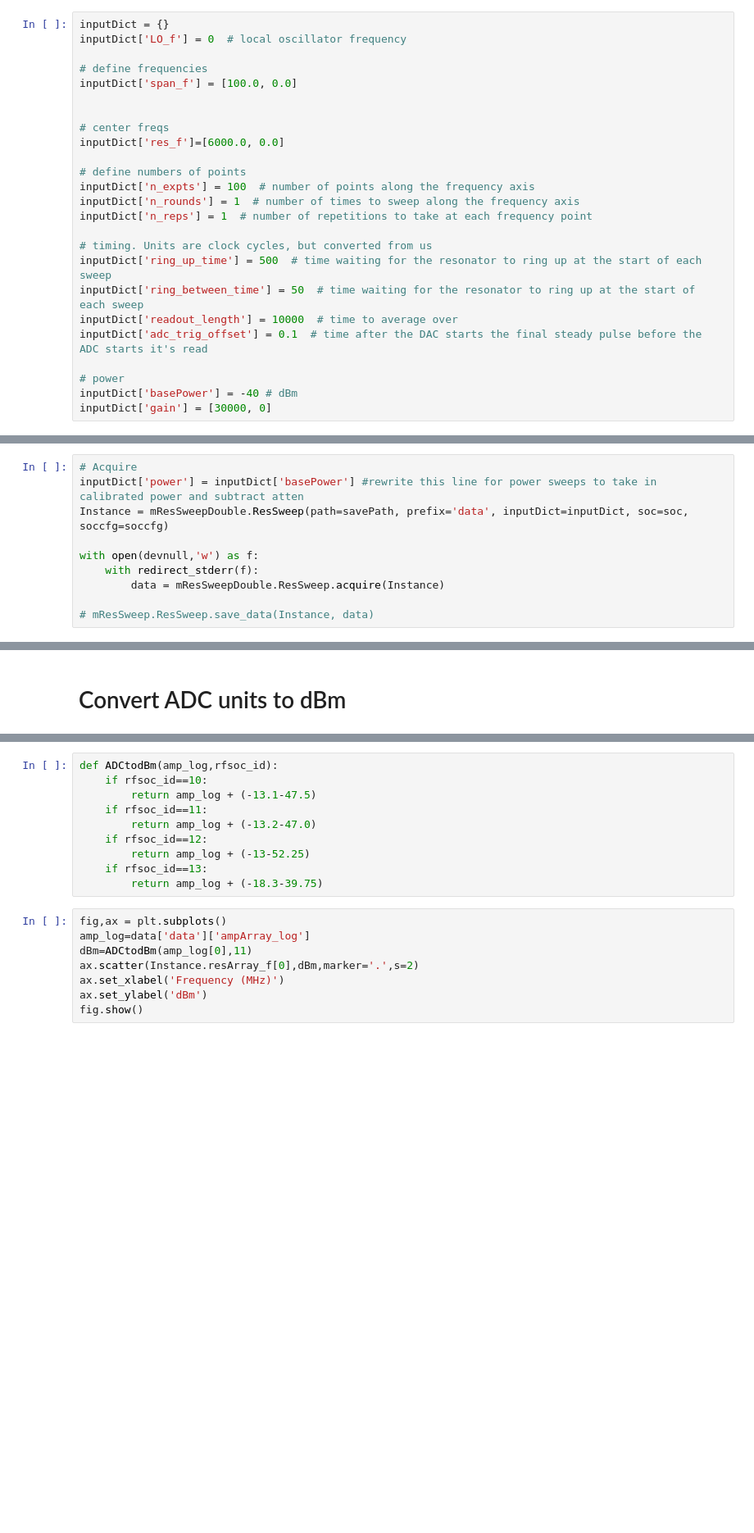
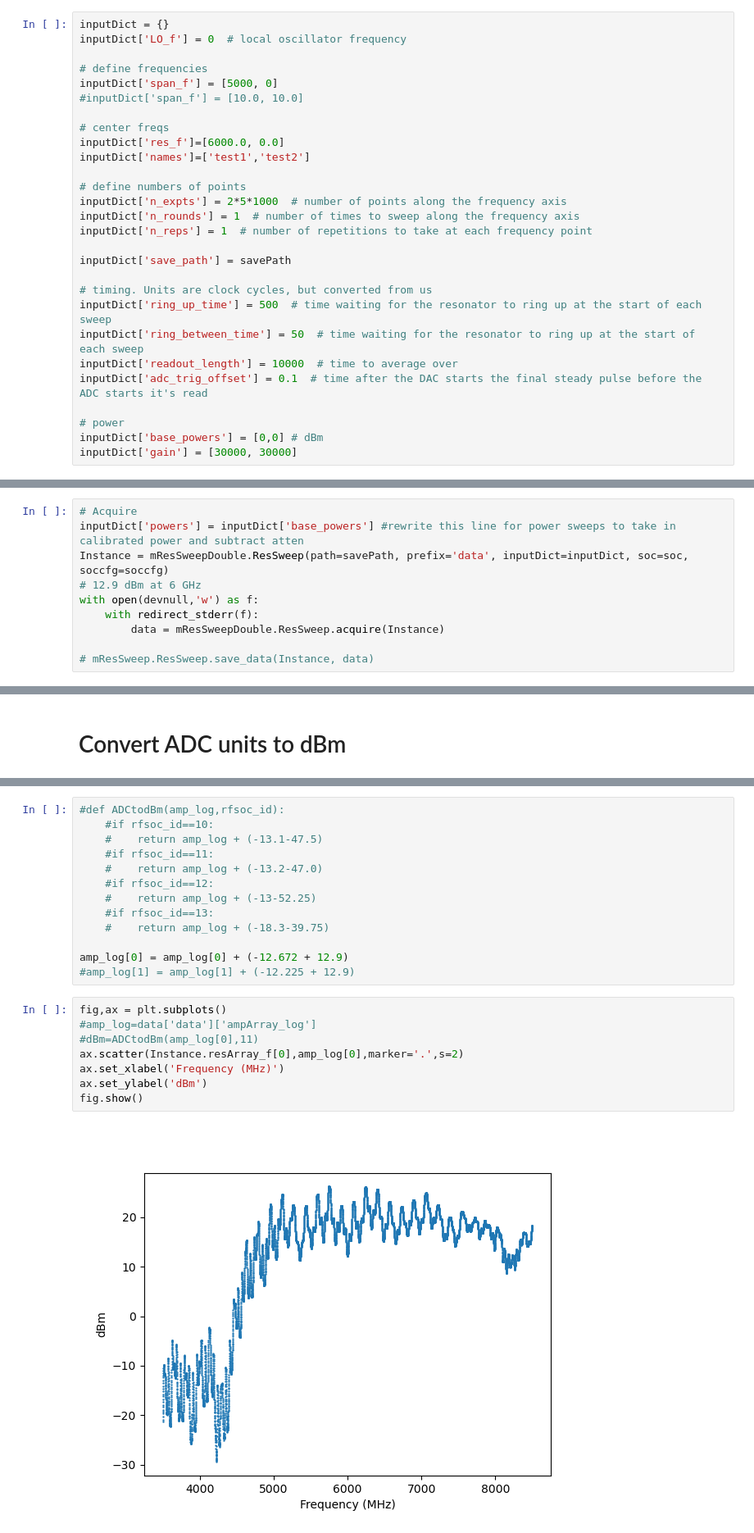
Before and after one commit to houcklab/HouckLab_QICK, a Jupyter notebook: WorkingProjects/QM_Team/resonator_measurements/template_notebooks/make-dBm-lookup.ipynb, the cells around one changed output, grey strips where cells are left out. Shown at 82% size. Saved outputs shown, nothing was run; the diff lists cells and outputs as text; blank space fills up the shorter version.

```diff
--- a/WorkingProjects/QM_Team/resonator_measurements/template_notebooks/make-dBm-lookup.ipynb
+++ b/WorkingProjects/QM_Team/resonator_measurements/template_notebooks/make-dBm-lookup.ipynb
@@ -59,16 +56,19 @@ inputDict = {}
 inputDict['LO_f'] = 0  # local oscillator frequency
 
 # define frequencies
-inputDict['span_f'] = [100.0, 0.0]
-
+inputDict['span_f'] = [5000, 0]
+#inputDict['span_f'] = [10.0, 10.0]
 
 # center freqs
 inputDict['res_f']=[6000.0, 0.0]
+inputDict['names']=['test1','test2']
 
 # define numbers of points
-inputDict['n_expts'] = 100  # number of points along the frequency axis
+inputDict['n_expts'] = 2*5*1000  # number of points along the frequency axis
 inputDict['n_rounds'] = 1  # number of times to sweep along the frequency axis
 inputDict['n_reps'] = 1  # number of repetitions to take at each frequency point
+
+inputDict['save_path'] = savePath
 
 # timing. Units are clock cycles, but converted from us
 inputDict['ring_up_time'] = 500  # time waiting for the resonator to ring up at the start of each sweep
@@ -77,8 +77,8 @@ inputDict['readout_length'] = 10000  # time to average over
 inputDict['adc_trig_offset'] = 0.1  # time after the DAC starts the final steady pulse before the ADC starts it's read
 
 # power
-inputDict['basePower'] = -40 # dBm
-inputDict['gain'] = [30000, 0]
+inputDict['base_powers'] = [0,0] # dBm
+inputDict['gain'] = [30000, 30000]
 # %% [markdown]
 ## Acquire data
 # %%
@@ -96,8 +97,8 @@ True
 # %%
 # Acquire
-inputDict['power'] = inputDict['basePower'] #rewrite this line for power sweeps to take in calibrated power and subtract atten
+inputDict['powers'] = inputDict['base_powers'] #rewrite this line for power sweeps to take in calibrated power and subtract atten
 Instance = mResSweepDouble.ResSweep(path=savePath, prefix='data', inputDict=inputDict, soc=soc, soccfg=soccfg)
-
+# 12.9 dBm at 6 GHz
 with open(devnull,'w') as f:
     with redirect_stderr(f):
         data = mResSweepDouble.ResSweep.acquire(Instance)
@@ -124,18 +127,23 @@ ax.scatter(Instance.resArray_f[0],amp_log[0],marker='.',s=2)
 # %%
-def ADCtodBm(amp_log,rfsoc_id):
-    if rfsoc_id==10:
-        return amp_log + (-13.1-47.5)
-    if rfsoc_id==11:
-        return amp_log + (-13.2-47.0)
-    if rfsoc_id==12:
-        return amp_log + (-13-52.25)
-    if rfsoc_id==13:
-        return amp_log + (-18.3-39.75)
+#def ADCtodBm(amp_log,rfsoc_id):
+    #if rfsoc_id==10:
+    #    return amp_log + (-13.1-47.5)
+    #if rfsoc_id==11:
+    #    return amp_log + (-13.2-47.0)
+    #if rfsoc_id==12:
+    #    return amp_log + (-13-52.25)
+    #if rfsoc_id==13:
+    #    return amp_log + (-18.3-39.75)
+
+amp_log[0] = amp_log[0] + (-12.672 + 12.9)
+#amp_log[1] = amp_log[1] + (-12.225 + 12.9)
 # %%
 fig,ax = plt.subplots()
-amp_log=data['data']['ampArray_log']
-dBm=ADCtodBm(amp_log[0],11)
-ax.scatter(Instance.resArray_f[0],dBm,marker='.',s=2)
+#amp_log=data['data']['ampArray_log']
+#dBm=ADCtodBm(amp_log[0],11)
+ax.scatter(Instance.resArray_f[0],amp_log[0],marker='.',s=2)
 ax.set_xlabel('Frequency (MHz)')
 ax.set_ylabel('dBm')
 fig.show()
+# %% [output]
+[figure, added]
```
Also changed, not shown: parts of 9 cells of this notebook, 3 other files.
